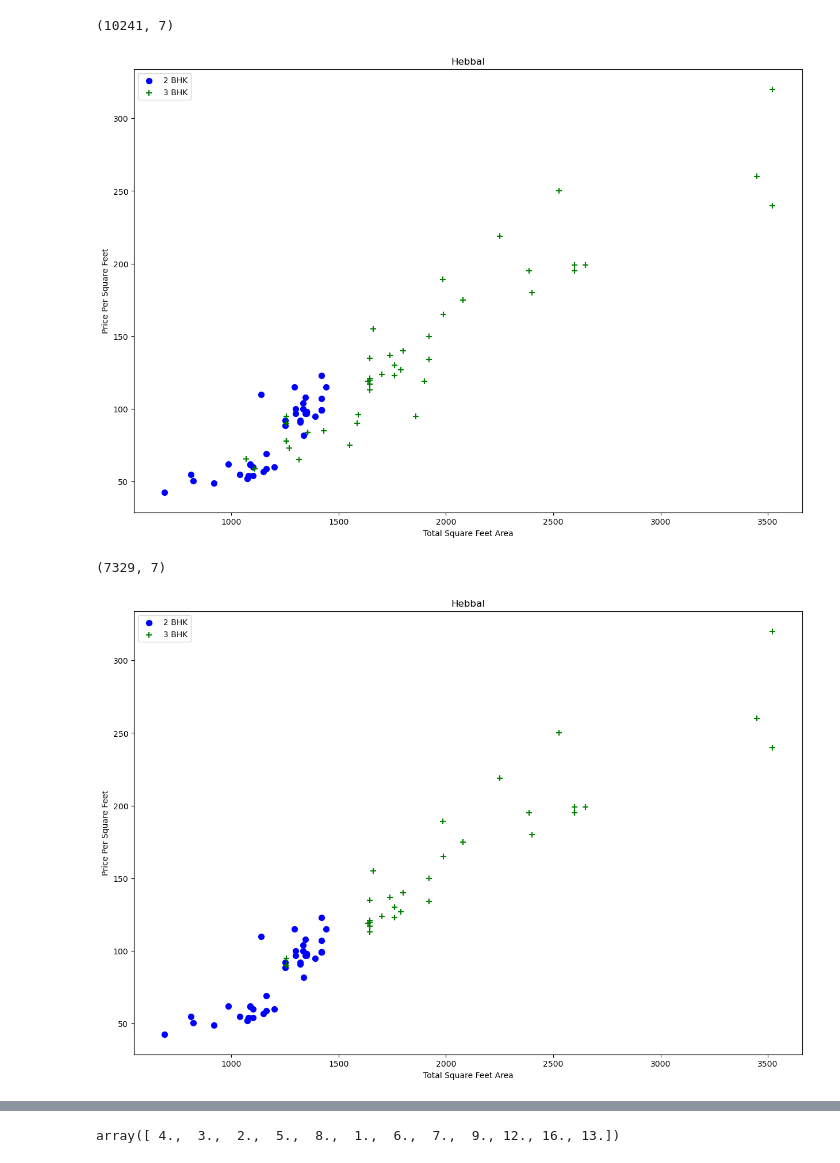
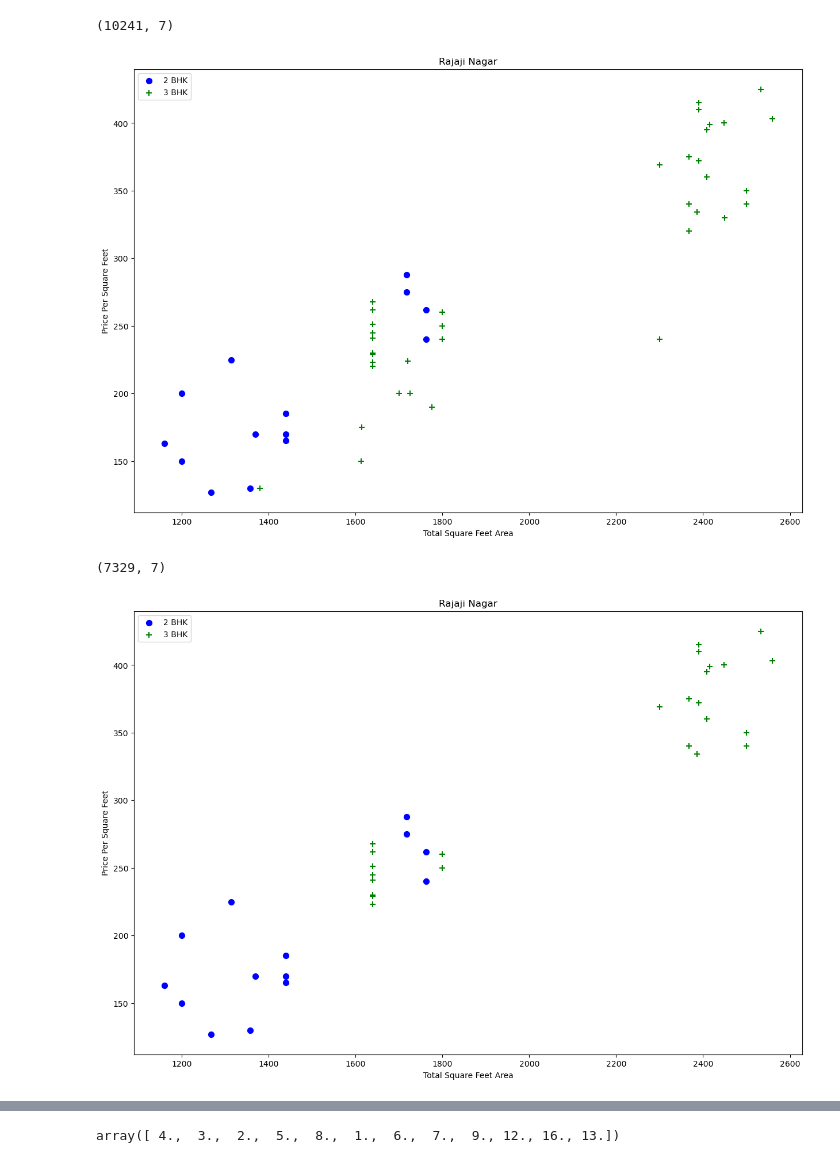
Before and after one commit to sharvari-purighalla/RealEstatePricePrediction, a Jupyter notebook: model/BengaluruHouseData.ipynb, the cells around one changed output, grey strips where cells are left out. Cells and saved outputs as stored; diff of their text form; code cells hidden in the pictures.

```diff
--- a/model/BengaluruHouseData.ipynb
+++ b/model/BengaluruHouseData.ipynb
@@ -282,18 +288,19 @@ df7.shape
 # %% [output]
 (10241, 7)
 # %%
+# checking what some property prices look like
 def plot_scatter_chart(df,location):
     bhk2 = df[(df.location==location) & (df.bhk==2)]
     bhk3 = df[(df.location==location) & (df.bhk==3)]
     matplotlib.rcParams['figure.figsize'] = (15,10)
     plt.scatter(bhk2.total_sqft,bhk2.price,color='blue',label='2 BHK',s=50)
     plt.scatter(bhk3.total_sqft,bhk3.price,marker='+',color='green',label='3 BHK',s=50)
     plt.xlabel("Total Square Feet Area")
     plt.ylabel("Price Per Square Feet")
     plt.title(location)
     plt.legend()
 
-plot_scatter_chart(df7, "Hebbal")
+plot_scatter_chart(df7, "Rajaji Nagar")
 # %% [output]
-[figure, old version]
+[figure, new version]
 # %%
@@ -318,6 +328,7 @@ df8.shape
 # %% [output]
 (7329, 7)
 # %%
-plot_scatter_chart(df8, "Hebbal")
+# plotting the same scatter plot to see if it made a difference
+plot_scatter_chart(df8, "Rajaji Nagar")
 # %% [output]
-[figure, old version]
+[figure, new version]
```
Also changed, not shown: parts of 26 cells of this notebook, 1 other file.
